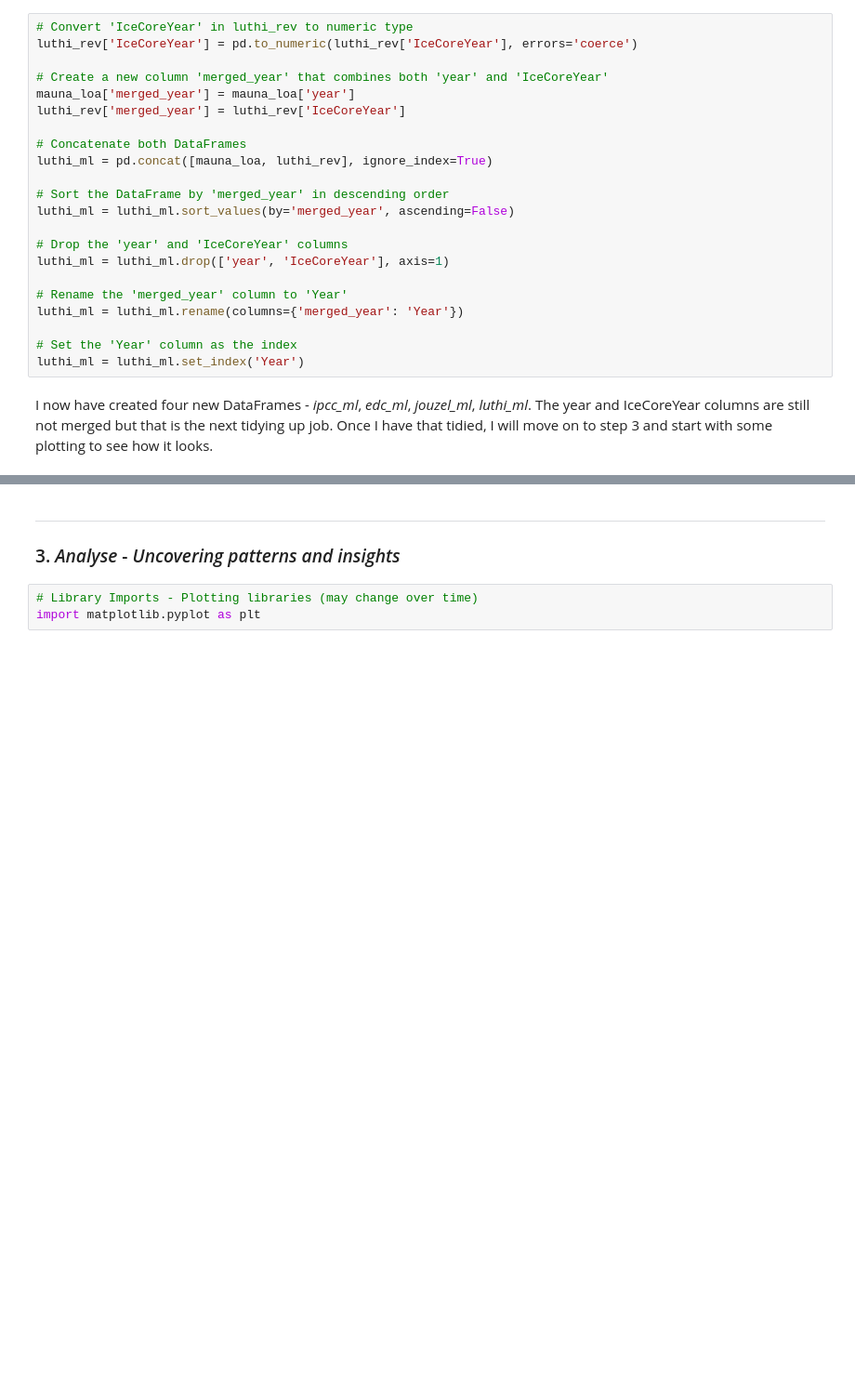
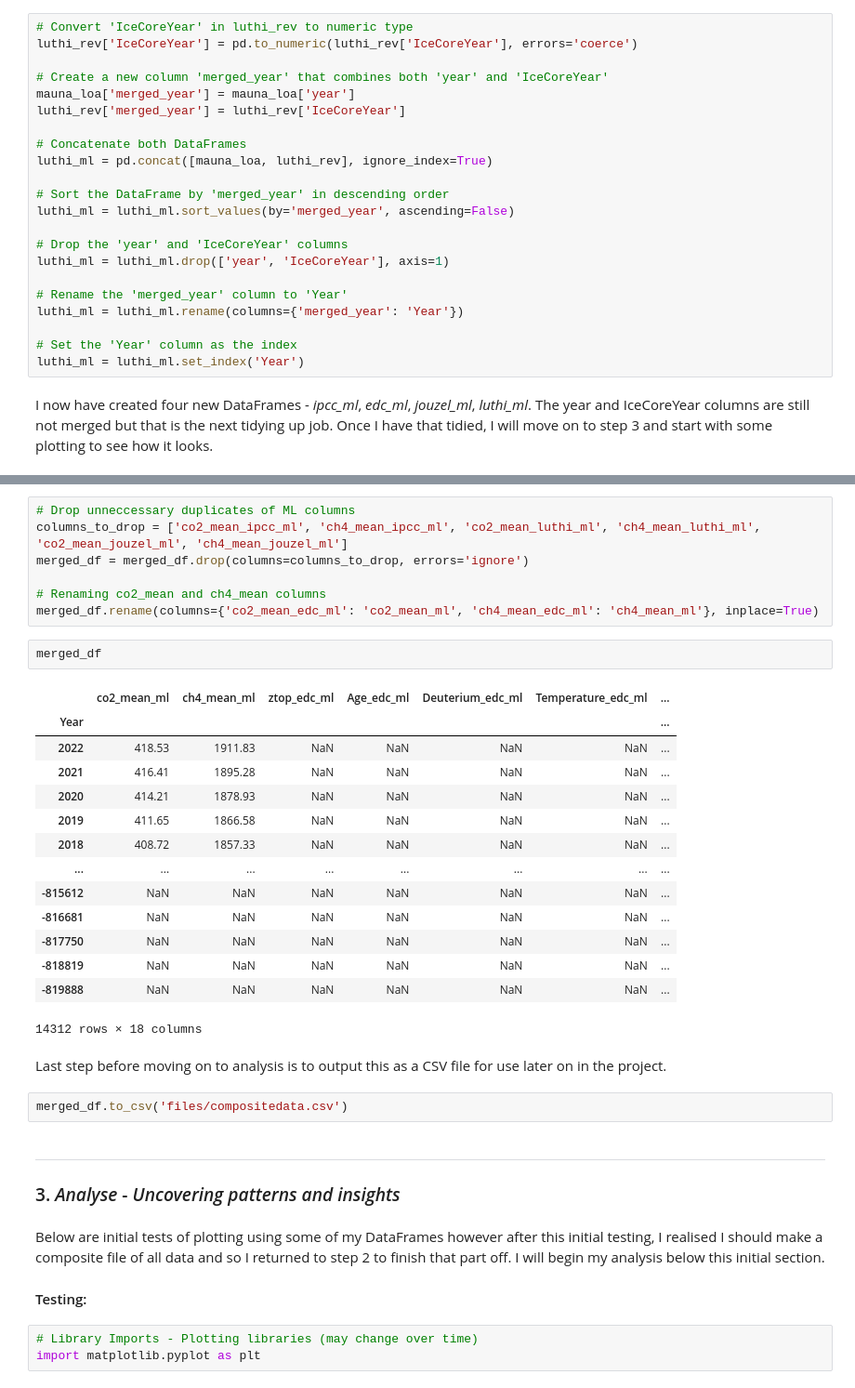
Before and after one commit to turps-pc90/PfDA_ClimateProject, a Jupyter notebook: project.ipynb, the cells around one changed output, grey strips where cells are left out. Shown at 93% size. Drawn from its saved outputs; the diff is of its cells as text; blank space fills up the shorter version.

```diff
--- a/project.ipynb
+++ b/project.ipynb
@@ -435,6 +470,38 @@ luthi_ml
+# %%
+# Drop unneccessary duplicates of ML columns
+columns_to_drop = ['co2_mean_ipcc_ml', 'ch4_mean_ipcc_ml', 'co2_mean_luthi_ml', 'ch4_mean_luthi_ml', 'co2_mean_jouzel_ml', 'ch4_mean_jouzel_ml']
+merged_df = merged_df.drop(columns=columns_to_drop, errors='ignore')
+
+# Renaming co2_mean and ch4_mean columns
+merged_df.rename(columns={'co2_mean_edc_ml': 'co2_mean_ml', 'ch4_mean_edc_ml': 'ch4_mean_ml'}, inplace=True)
+# %%
+merged_df
+# %% [output]
+|  | co2_mean_ml | ch4_mean_ml | ztop_edc_ml | Age_edc_ml | Deuterium_edc_ml | Temperature_edc_ml | ... |
+| Year |  |  |  |  |  |  | ... |
+| 2022 | 418.53 | 1911.83 | NaN | NaN | NaN | NaN | ... |
+| 2021 | 416.41 | 1895.28 | NaN | NaN | NaN | NaN | ... |
+| 2020 | 414.21 | 1878.93 | NaN | NaN | NaN | NaN | ... |
+| 2019 | 411.65 | 1866.58 | NaN | NaN | NaN | NaN | ... |
+| 2018 | 408.72 | 1857.33 | NaN | NaN | NaN | NaN | ... |
+| ... | ... | ... | ... | ... | ... | ... | ... |
+| -815612 | NaN | NaN | NaN | NaN | NaN | NaN | ... |
+| -816681 | NaN | NaN | NaN | NaN | NaN | NaN | ... |
+| -817750 | NaN | NaN | NaN | NaN | NaN | NaN | ... |
+| -818819 | NaN | NaN | NaN | NaN | NaN | NaN | ... |
+| -819888 | NaN | NaN | NaN | NaN | NaN | NaN | ... |
+14312 rows × 18 columns
+# %% [markdown]
+Last step before moving on to analysis is to output this as a CSV file for use later on in the project.
+# %%
+merged_df.to_csv('files/compositedata.csv')
 # %% [markdown]
 ***
 ### 3. *Analyse* - *Uncovering patterns and insights*
+# %% [markdown]
+Below are initial tests of plotting using some of my DataFrames however after this initial testing, I realised I should make a composite file of all data and so I returned to step 2 to finish that part off. I will begin my analysis below this initial section.
+
+#### Testing:
 # %%
 # Library Imports - Plotting libraries (may change over time)
 import matplotlib.pyplot as plt
```
Also changed, not shown: parts of 8 cells of this notebook, 1 other file.
